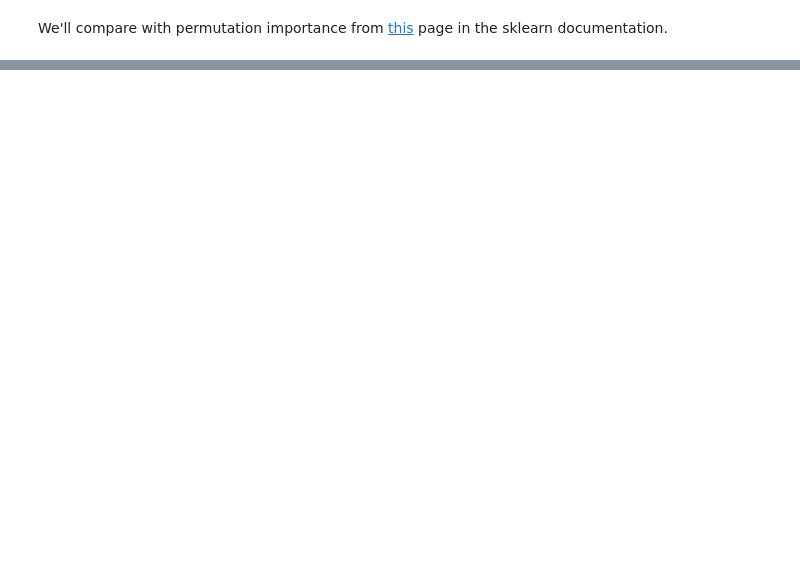
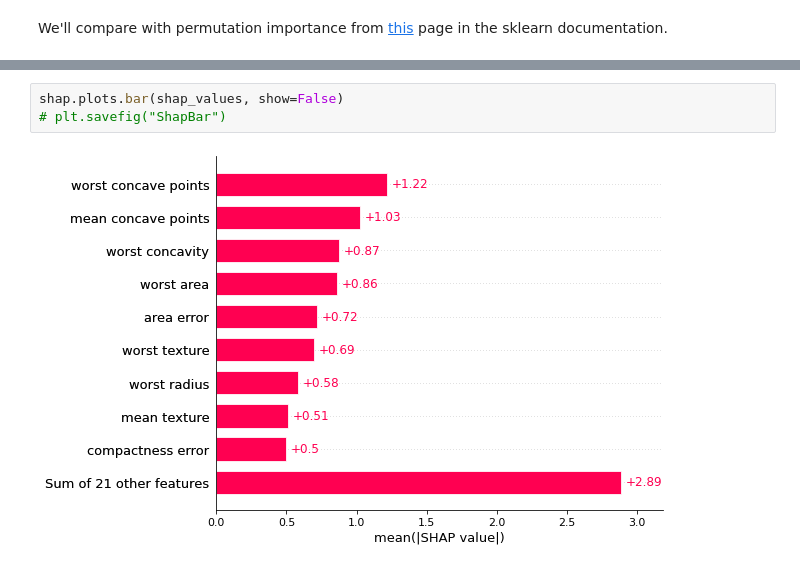
Before and after one commit to UpGoerFive/shap-post, a Jupyter notebook: shap_notebook.ipynb, the cells around one changed output, grey strips where cells are left out. Saved outputs shown, nothing was run; the diff lists cells and outputs as text; blank space fills up the shorter version.

```diff
--- a/shap_notebook.ipynb
+++ b/shap_notebook.ipynb
@@ -30,0 +54,5 @@ shap.plots.waterfall(shap_values[0])
+# %%
+shap.plots.bar(shap_values, show=False)
+# plt.savefig("ShapBar")
+# %% [output]
+[figure, added]
```
Also changed, not shown: parts of 7 cells of this notebook, 4 other files.
